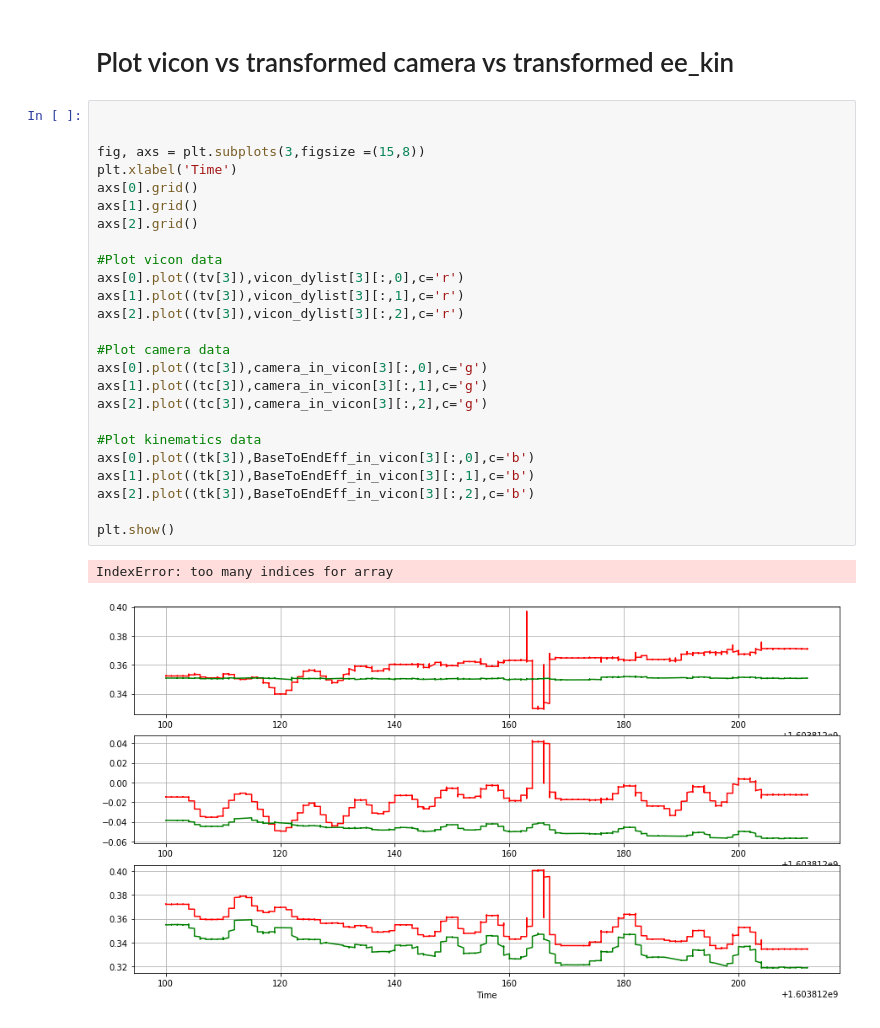
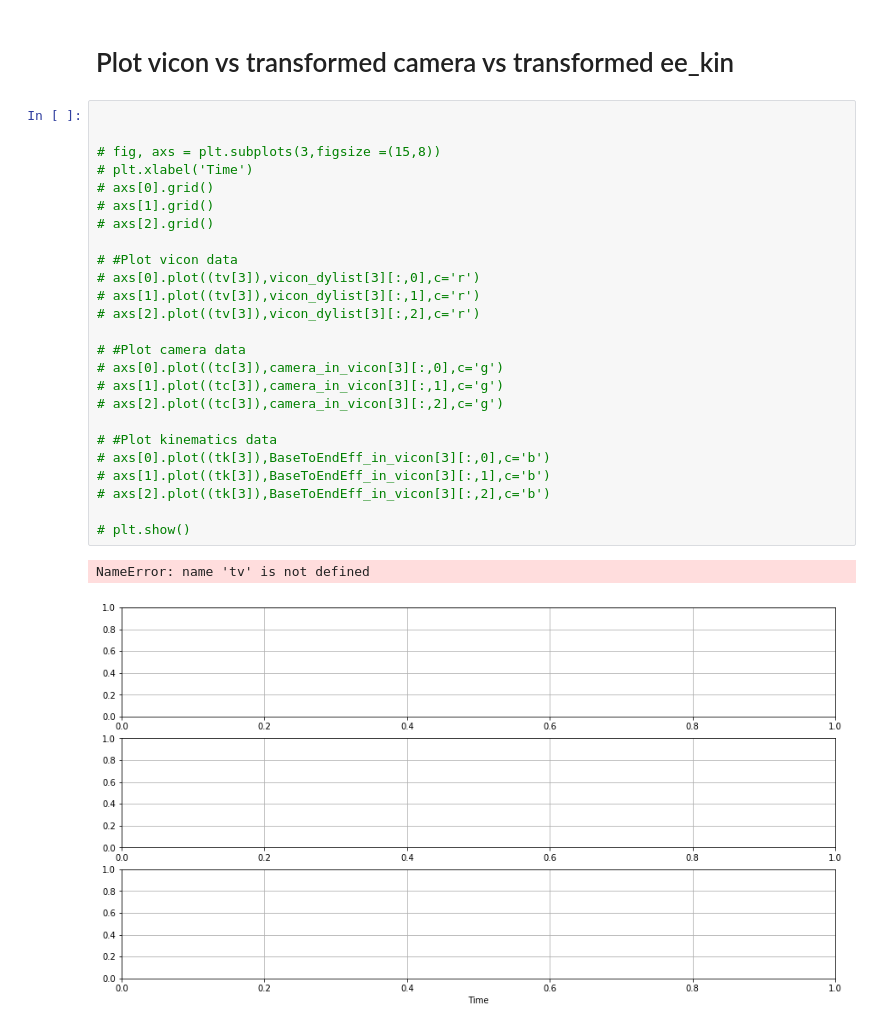
Before and after one commit to ZimmieSj/ut-kinematics, a Jupyter notebook: notebooks/CalibrationPlot_eachXYZ.ipynb, the cells around one changed output. Saved outputs shown, nothing was run; the diff lists cells and outputs as text.

```diff
--- a/notebooks/CalibrationPlot_eachXYZ.ipynb
+++ b/notebooks/CalibrationPlot_eachXYZ.ipynb
@@ -333,28 +360,28 @@ IndexError: too many indices for array
 # %%
 
 
-fig, axs = plt.subplots(3,figsize =(15,8))
-plt.xlabel('Time')
-axs[0].grid()
-axs[1].grid()
-axs[2].grid()
+# fig, axs = plt.subplots(3,figsize =(15,8))
+# plt.xlabel('Time')
+# axs[0].grid()
+# axs[1].grid()
+# axs[2].grid()
 
-#Plot vicon data
-axs[0].plot((tv[3]),vicon_dylist[3][:,0],c='r')
-axs[1].plot((tv[3]),vicon_dylist[3][:,1],c='r')
-axs[2].plot((tv[3]),vicon_dylist[3][:,2],c='r')
+# #Plot vicon data
+# axs[0].plot((tv[3]),vicon_dylist[3][:,0],c='r')
+# axs[1].plot((tv[3]),vicon_dylist[3][:,1],c='r')
+# axs[2].plot((tv[3]),vicon_dylist[3][:,2],c='r')
 
-#Plot camera data
-axs[0].plot((tc[3]),camera_in_vicon[3][:,0],c='g')
-axs[1].plot((tc[3]),camera_in_vicon[3][:,1],c='g')
-axs[2].plot((tc[3]),camera_in_vicon[3][:,2],c='g')
+# #Plot camera data
+# axs[0].plot((tc[3]),camera_in_vicon[3][:,0],c='g')
+# axs[1].plot((tc[3]),camera_in_vicon[3][:,1],c='g')
+# axs[2].plot((tc[3]),camera_in_vicon[3][:,2],c='g')
 
-#Plot kinematics data
-axs[0].plot((tk[3]),BaseToEndEff_in_vicon[3][:,0],c='b')
-axs[1].plot((tk[3]),BaseToEndEff_in_vicon[3][:,1],c='b')
-axs[2].plot((tk[3]),BaseToEndEff_in_vicon[3][:,2],c='b')
+# #Plot kinematics data
+# axs[0].plot((tk[3]),BaseToEndEff_in_vicon[3][:,0],c='b')
+# axs[1].plot((tk[3]),BaseToEndEff_in_vicon[3][:,1],c='b')
+# axs[2].plot((tk[3]),BaseToEndEff_in_vicon[3][:,2],c='b')
 
-plt.show()
+# plt.show()
 # %% [output]
-IndexError: too many indices for array
+NameError: name 'tv' is not defined
-[figure, old version]
+[figure, new version]
```
Also changed, not shown: parts of 17 cells of this notebook.
